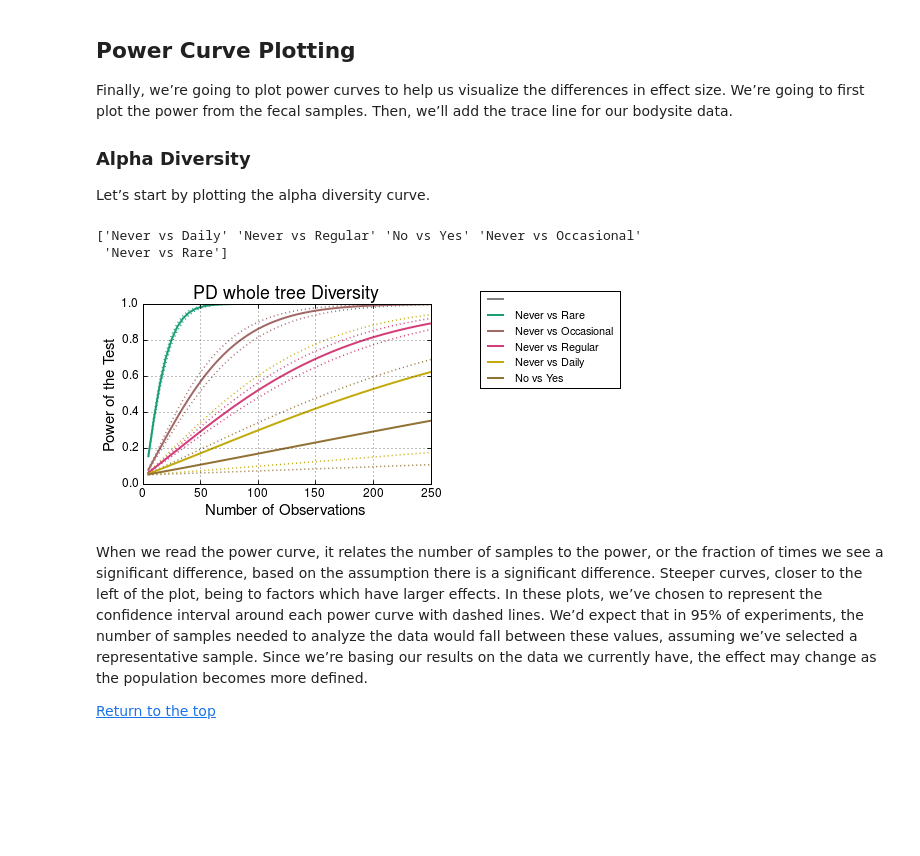
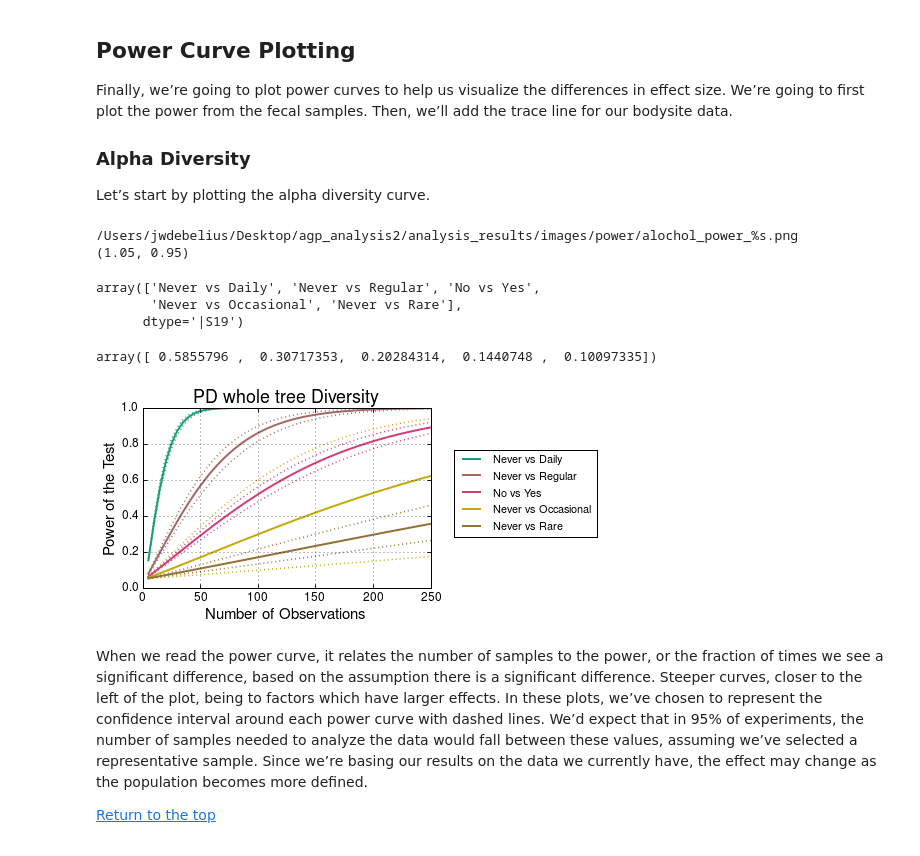
Before and after one commit to JWDebelius/American-Gut, a Jupyter notebook: ipynb/rounds1_14/102.Power Alcohol.ipynb, the cells around one changed output. Drawn from its saved outputs; the diff is of its cells as text; code cells hidden in the pictures; blank space fills up the shorter version.

```diff
--- a/ipynb/rounds1_14/102.Power Alcohol.ipynb
+++ b/ipynb/rounds1_14/102.Power Alcohol.ipynb
@@ -406,7 +406,7 @@ In the course of this analysis, a series of files can be generated. The File Sav
     </tr>
 </table>
 # %%
-overwrite = True
+overwrite = False
 save_intermediates = True
 save_images = True
 # %% [markdown]
@@ -1751,35 +1775,63 @@ Finally, we’re going to plot power curves to help us visualize the differences
 <a id="plot_alpha"></a>
 ### Alpha Diversity
 Let’s start by plotting the alpha diversity curve.
-# %%
-print labels[plot_order]
-# print plot_order
-# %% [output]
-['Never vs Daily' 'Never vs Regular' 'No vs Yes' 'Never vs Occasional'
- 'Never vs Rare']
+# %%
+print image_pattern
+print legend_position
+# %% [output]
+/Users/jwdebelius/Desktop/agp_analysis2/analysis_results/images/power/alochol_power_%s.png
+(1.05, 0.95)
+# %%
+labels[plot_order]
+# %% [output]
+array(['Never vs Daily', 'Never vs Regular', 'No vs Yes',
+       'Never vs Occasional', 'Never vs Rare'],
+      dtype='|S19')
+# %%
+a_eff_means[plot_order]
+# %% [output]
+array([ 0.5855796 ,  0.30717353,  0.20284314,  0.1440748 ,  0.10097335])
 # %%
 # Plots the power curve figure
 alpha_fig = pp.plot_effects(effect_means=a_eff_means[plot_order],
                             effect_bounds=a_eff_bounds[plot_order],
                             labels=labels[plot_order],
                             sample_counts=plot_counts,
                             colormap=plot_colormap,
                             title=a_title,
                             legend_size=legend_size)
+fig_dims = [0.6/7, 0.6/3.5, 4./7, 2.5/3.5]
+pad_dims = [5./7, 0.6/3.5, 2./7, 2.5/3.5]
+
+axes = alpha_fig.axes
+
+axes[0].set_position(fig_dims)
+axes[1].set_position(fig_dims)
+axes[2].set_position(fig_dims)
+
+pad_ax = alpha_fig.add_axes(pad_dims)
+pad_ax.set_visible(False)
+
+leg = axes[2].get_legend()
+
+leg.set_bbox_to_anchor((1.6, 0.25))
+
+alpha_fig.set_size_inches(7, 3.5)
+
 # # Adds the body site figure
-pp.add_average_trace(alpha_fig, np.zeros((3, 3)), np.zeros(3),
-                     np.hstack((np.array(['']), labels)),
-                     legend_pad=space_position,
-                     figure_size=figure_size,
-                     legend_position=legend_position)
+# pp.add_average_trace(alpha_fig, None, None,
+#                      labels[plot_order],
+#                      legend_pad=space_position,
+#                      figure_size=figure_size,
+#                      legend_position=(1.05, 0.8))
 
 # Saves the figure, if desired
 if save_images:
     alpha_fig.savefig(image_pattern % a_suffix,
                       pad_inches=save_pad,
                       bbox_inches=save_bbox)
 # %% [output]
-[figure, old version]
+[figure, new version]
 # %% [markdown]
 When we read the power curve, it relates the number of samples to the power, or the fraction of times we see a significant difference, based on the assumption there is a significant difference. Steeper curves, closer to the left of the plot, being to factors which have larger effects.
 In these plots, we’ve chosen to represent the confidence interval around each power curve with dashed lines. We’d expect that in 95% of experiments, the number of samples needed to analyze the data would fall between these values, assuming we’ve selected a representative sample. Since we’re basing our results on the data we currently have, the effect may change as the population becomes more defined.
```
Also changed, not shown: parts of 8 cells of this notebook, 2 other files.
